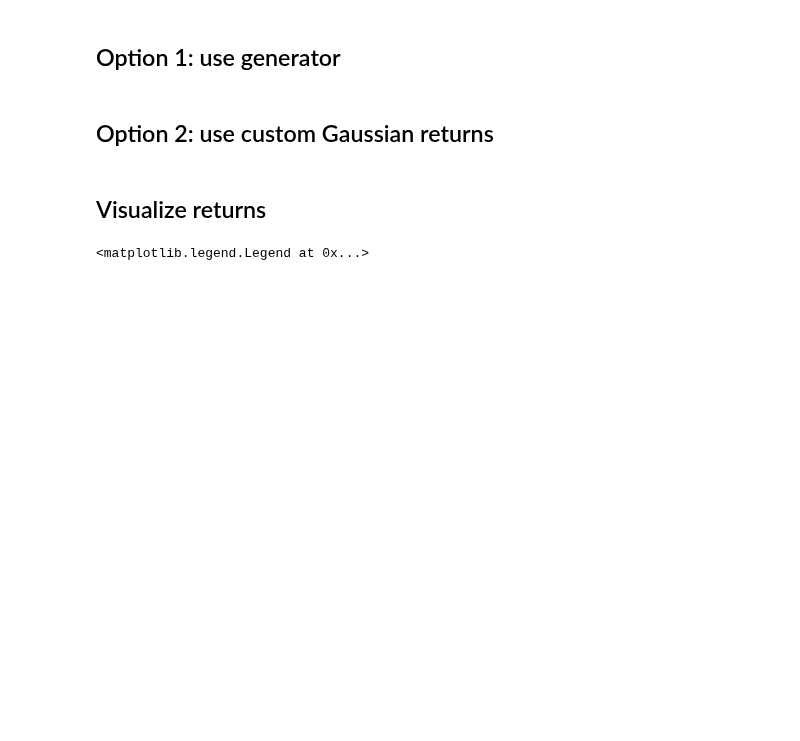
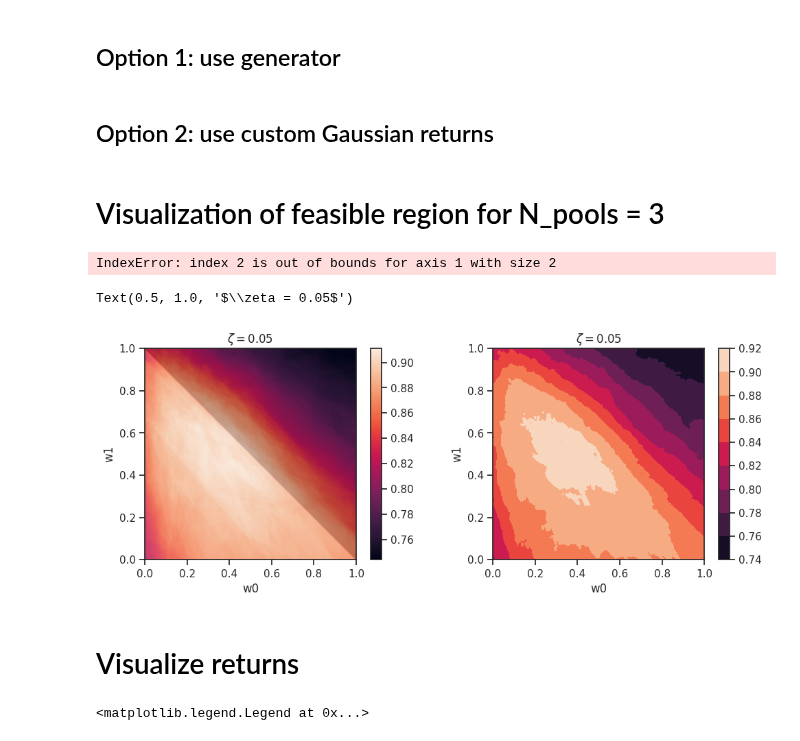
Before and after one commit to starovoitovs/defi, a Jupyter notebook: generator_cvar_soc.ipynb, the cells around one changed output. Drawn from its saved outputs; the diff is of its cells as text; code cells hidden in the pictures; blank space fills up the shorter version.

```diff
--- a/generator_cvar_soc.ipynb
+++ b/generator_cvar_soc.ipynb
@@ -118,7 +138,42 @@ log_ret = np.log(x_T)
 np.random.seed(seed)
 log_ret = np.array((0.07, 0.05)) + np.random.standard_normal((1000, 2)) * np.array((0.05, 0.03))[None, :]
+# %% [markdown]
+# Visualization of feasible region for N_pools = 3
+# %%
+N_points = 201
+q_test = 0.82
+
+ws0 = np.linspace(0, 1, N_points)
+ws1 = np.linspace(0, 1, N_points)
+WS0, WS1 = np.meshgrid(ws0, ws1)
+WS2 = 1. - WS0 - WS1
+R = (WS0[None, :, :] * log_ret[:, 0][:, None, None]) + (WS1[None, :, :] * log_ret[:, 1][:, None, None]) + (WS2[None, :, :] * log_ret[:, 2][:, None, None])
+M1 = np.mean(R >= zeta, axis=0)
+M2 = np.array([[i + j < 1. for i in ws0] for j in ws1])
+# %% [output]
+IndexError: index 2 is out of bounds for axis 1 with size 2
+# %%
+fig, ax = plt.subplots(ncols=2, figsize=(12, 4))
+
+pos = ax[0].imshow(M1, extent=[0, 1, 0, 1], origin='lower')
+plt.colorbar(pos, ax=ax[0])
+ax[0].set_xlabel('w0')
+ax[0].set_ylabel('w1')
+
+ax[0].imshow(M2, extent=[0, 1, 0, 1], alpha=0.2, origin='lower')
+ax[0].set_title(f"$\zeta = {zeta}$")
+
+pos = ax[1].contourf(WS0, WS1, M1, levels=10)
+plt.colorbar(pos, ax=ax[1])
+ax[1].set_aspect('equal')
+ax[1].set_xlabel('w0')
+ax[1].set_ylabel('w1')
+ax[1].set_title(f"$\zeta = {zeta}$")
+# %% [output]
+Text(0.5, 1.0, '$\\zeta = 0.05$')
+[figure, added]
 # %% [markdown]
-## Visualize returns
+# Visualize returns
 # %%
 # 1d marginals on top of each other
 
```
Also changed, not shown: parts of 10 cells of this notebook.
